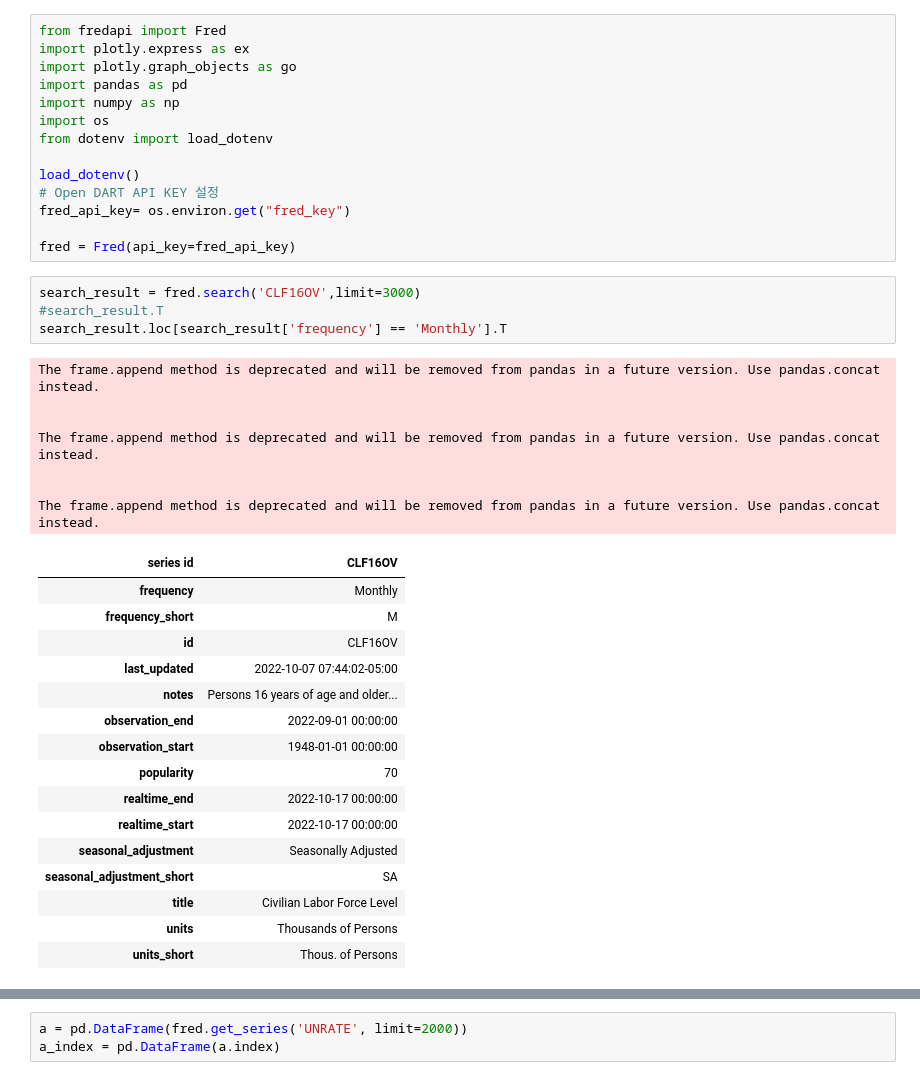
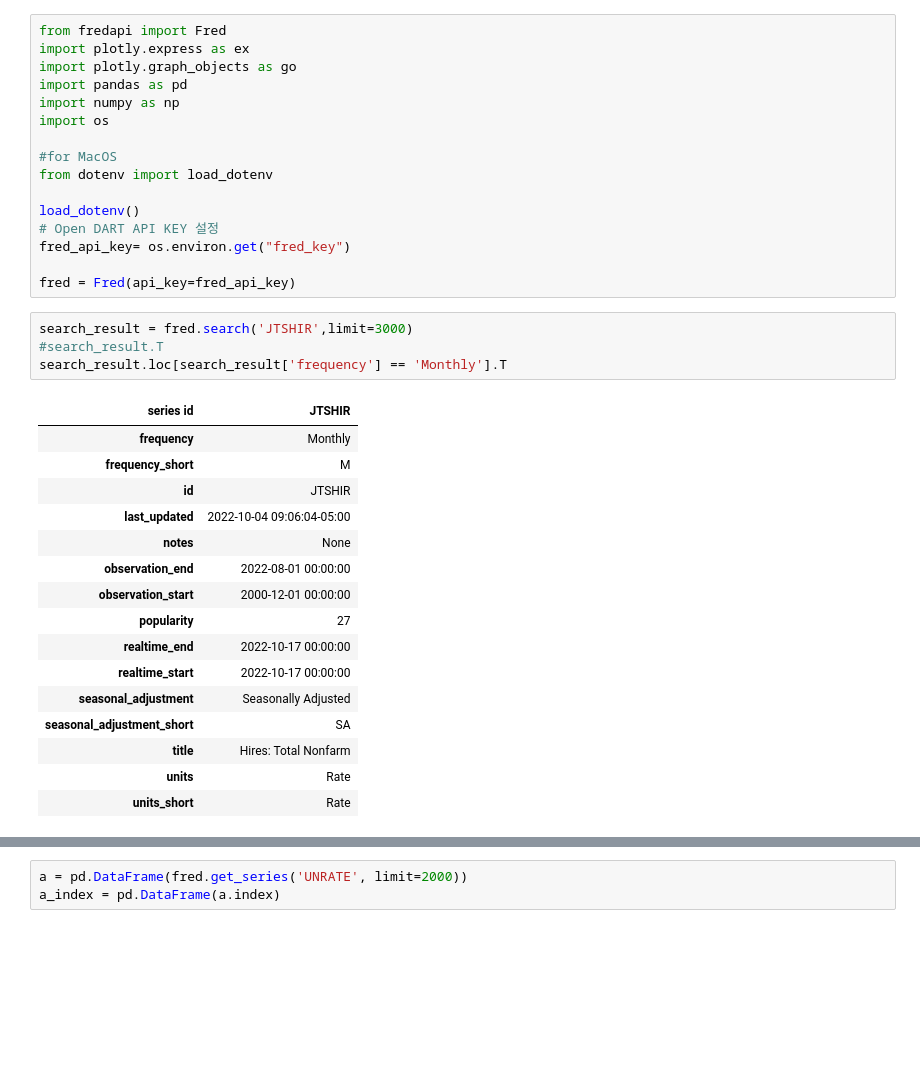
Before and after one commit to xorb813/fred_series, a Jupyter notebook: series/1_unrates.ipynb, the cells around one changed output, grey strips where cells are left out. Saved outputs shown, nothing was run; the diff lists cells and outputs as text; blank space fills up the shorter version.

```diff
--- a/series/1_unrates.ipynb
+++ b/series/1_unrates.ipynb
@@ -5,6 +5,8 @@ import plotly.graph_objects as go
 import pandas as pd
 import numpy as np
 import os
+
+#for MacOS
 from dotenv import load_dotenv
 
 load_dotenv()
@@ -13,33 +15,26 @@ fred_api_key= os.environ.get("fred_key")
 
 fred = Fred(api_key=fred_api_key)
 # %%
-search_result = fred.search('CLF16OV',limit=3000)
+search_result = fred.search('JTSHIR',limit=3000)
 #search_result.T
 search_result.loc[search_result['frequency'] == 'Monthly'].T
 # %% [output]
-The frame.append method is deprecated and will be removed from pandas in a future version. Use pandas.concat instead.
-
-
-The frame.append method is deprecated and will be removed from pandas in a future version. Use pandas.concat instead.
-
-
-The frame.append method is deprecated and will be removed from pandas in a future version. Use pandas.concat instead.
-| series id | CLF16OV |
+| series id | JTSHIR |
 | frequency | Monthly |
 | frequency_short | M |
-| id | CLF16OV |
-| last_updated | 2022-10-07 07:44:02-05:00 |
-| notes | Persons 16 years of age and older... |
-| observation_end | 2022-09-01 00:00:00 |
-| observation_start | 1948-01-01 00:00:00 |
-| popularity | 70 |
+| id | JTSHIR |
+| last_updated | 2022-10-04 09:06:04-05:00 |
+| notes | None |
+| observation_end | 2022-08-01 00:00:00 |
+| observation_start | 2000-12-01 00:00:00 |
+| popularity | 27 |
 | realtime_end | 2022-10-17 00:00:00 |
 | realtime_start | 2022-10-17 00:00:00 |
 | seasonal_adjustment | Seasonally Adjusted |
 | seasonal_adjustment_short | SA |
-| title | Civilian Labor Force Level |
-| units | Thousands of Persons |
-| units_short | Thous. of Persons |
+| title | Hires: Total Nonfarm |
+| units | Rate |
+| units_short | Rate |
 # %%
 '''
 실업
```
Also changed, not shown: parts of 14 cells of this notebook, 4 other files.
